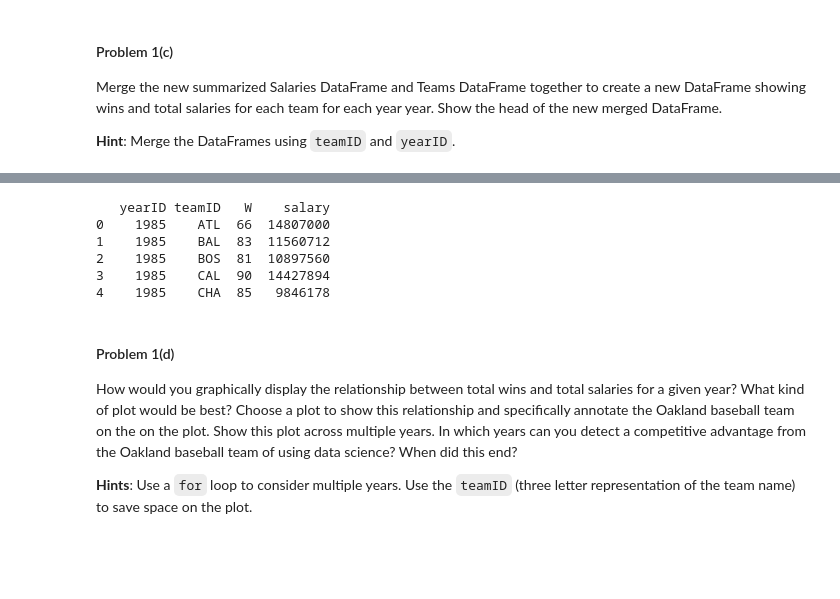
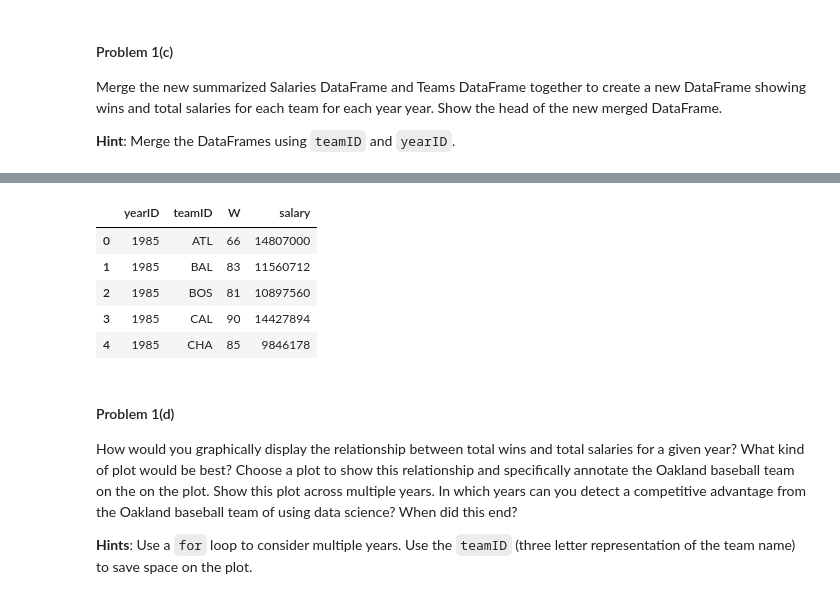
Before and after one commit to jvriemsdijk/Data-science, a Jupyter notebook: Opdrachten/week 3/HW1_UvA.ipynb, the cells around one changed output, grey strips where cells are left out. Drawn from its saved outputs; the diff is of its cells as text; code cells hidden in the pictures; blank space fills up the shorter version.

```diff
--- a/Opdrachten/week 3/HW1_UvA.ipynb
+++ b/Opdrachten/week 3/HW1_UvA.ipynb
@@ -116,15 +130,15 @@ showing wins and total salaries for each team for each year year. Show the head
 # %%
-merged = pd.merge(totalSalaries, teams, how="inner", on=['teamID', 'yearID'])
-merged.head()
 # Only project wins, total salaries for each team and for each year
-print merged[['yearID', 'teamID', 'W', 'salary']].head()
+winsAndSalaryDT = merged[['yearID', 'teamID', 'W', 'salary']]
+
+winsAndSalaryDT.head()
 # %% [output]
-   yearID teamID   W    salary
-0    1985    ATL  66  14807000
-1    1985    BAL  83  11560712
-2    1985    BOS  81  10897560
-3    1985    CAL  90  14427894
-4    1985    CHA  85   9846178
+|  | yearID | teamID | W | salary |
+| 0 | 1985 | ATL | 66 | 14807000 |
+| 1 | 1985 | BAL | 83 | 11560712 |
+| 2 | 1985 | BOS | 81 | 10897560 |
+| 3 | 1985 | CAL | 90 | 14427894 |
+| 4 | 1985 | CHA | 85 | 9846178 |
 # %% [markdown]
 #### Problem 1(d)
 
```
Also changed, not shown: parts of 10 cells of this notebook.
